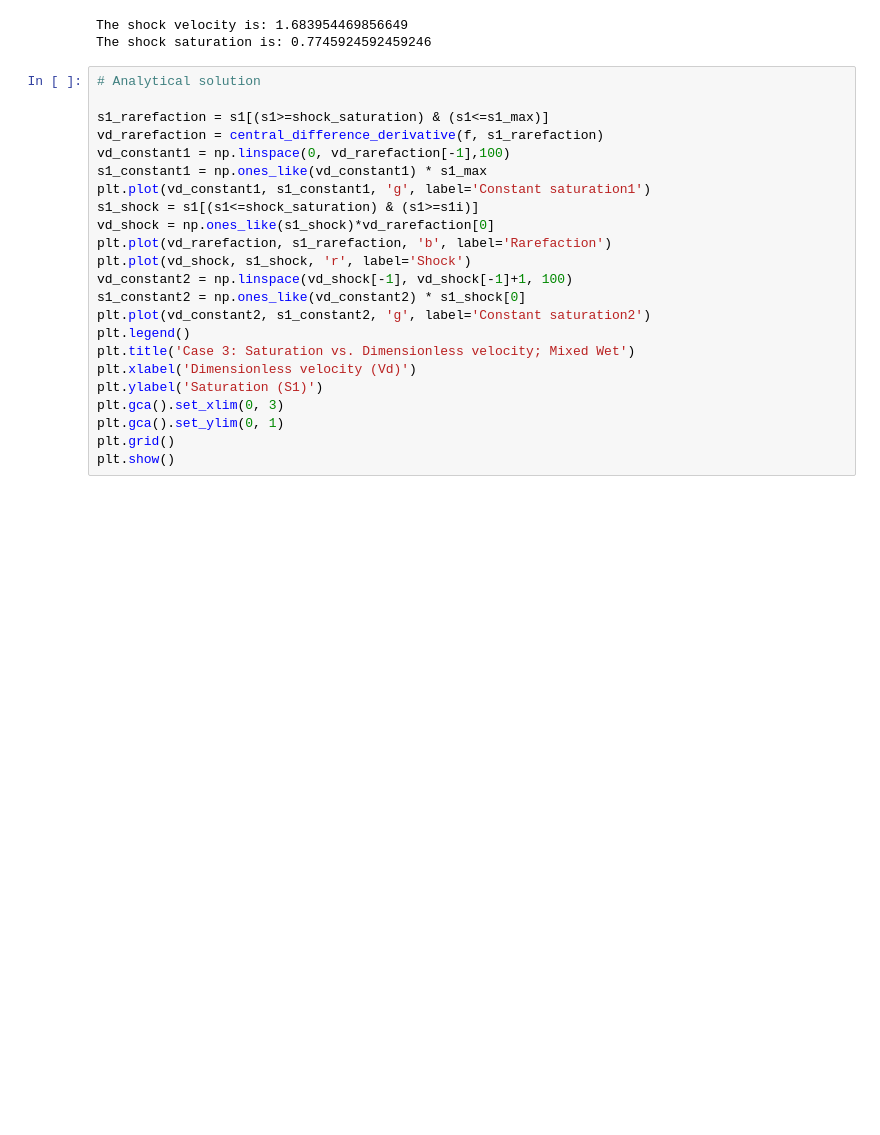
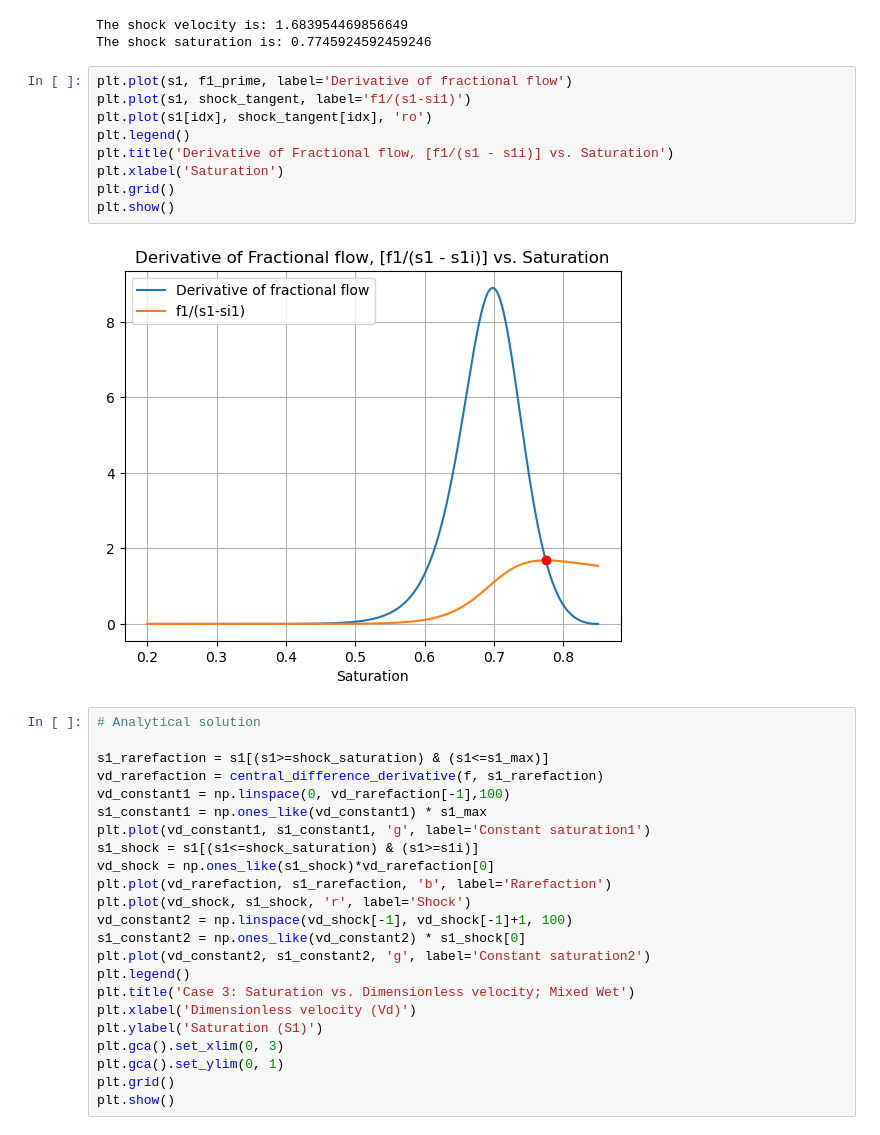
Before and after one commit to esemsc-peo23/GEMS2-Coding-Exercise, a Jupyter notebook: Buckley_Leverett.ipynb, the cells around one changed output. Saved outputs shown, nothing was run; the diff lists cells and outputs as text; blank space fills up the shorter version.

```diff
--- a/Buckley Leverett.ipynb
+++ b/Buckley_Leverett.ipynb
@@ -548,6 +719,17 @@ print('The shock saturation is:', shock_saturation)
 # %% [output]
 The shock velocity is: 1.683954469856649
 The shock saturation is: 0.7745924592459246
+# %%
+plt.plot(s1, f1_prime, label='Derivative of fractional flow')
+plt.plot(s1, shock_tangent, label='f1/(s1-si1)')
+plt.plot(s1[idx], shock_tangent[idx], 'ro')
+plt.legend()
+plt.title('Derivative of Fractional flow, [f1/(s1 - s1i)] vs. Saturation')
+plt.xlabel('Saturation')
+plt.grid()
+plt.show()
+# %% [output]
+[figure, added]
 # %%
 # Analytical solution
 
```
Also changed, not shown: parts of 7 cells of this notebook, 2 other files.
